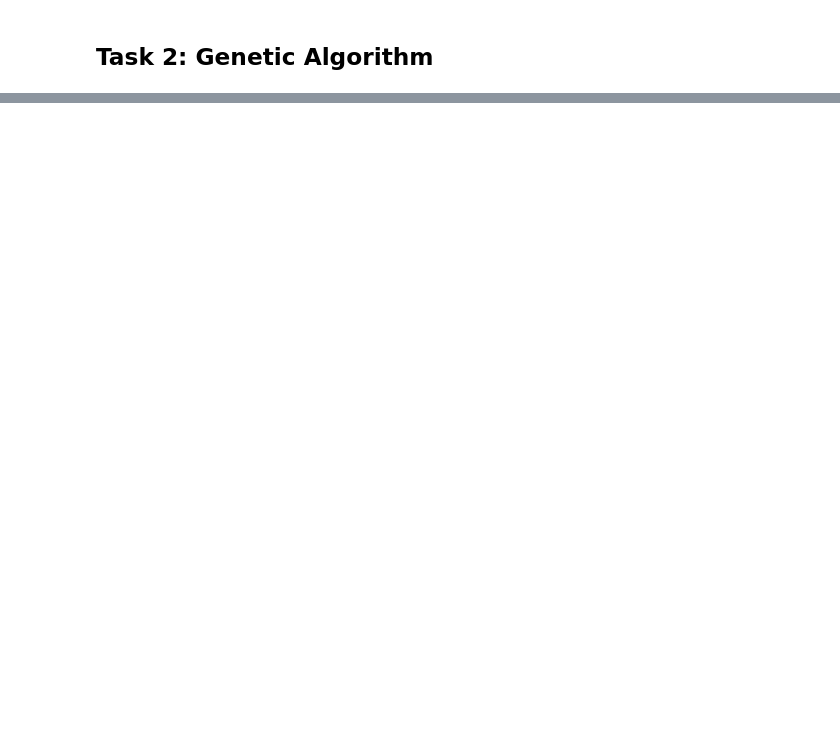
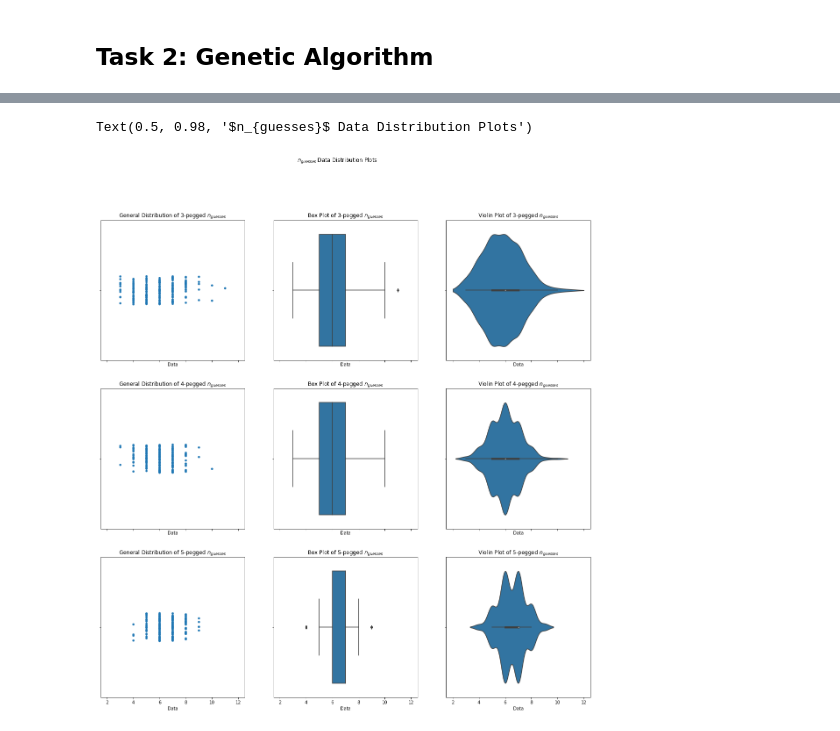
Before and after one commit to ThePyProgrammer/masterMind, a Jupyter notebook: Mastermind.ipynb, the cells around one changed output, grey strips where cells are left out. Cells and saved outputs as stored; diff of their text form; code cells hidden in the pictures; blank space fills up the shorter version.

```diff
--- a/Mastermind.ipynb
+++ b/Mastermind.ipynb
@@ -1115,0 +616,2 @@ YOU WIN!
+# %%
+df.set_index("slots")[["guesses", "time"]].loc[3]
@@ -1115,0 +633,17 @@ YOU WIN!
+# %%
+bySlot = df.set_index("slots")[["guesses", "time"]]
+fig, axes = plt.subplots(3, 3,figsize=(20, 20), sharex=True)
+for i in range(3):
+    slots = i+3
+    data = bySlot.loc[slots].guesses
+    functions = [sns.stripplot, sns.boxplot, sns.violinplot]
+    names = ["General Distribution", "Box Plot", "Violin Plot"]
+    for j,func,name in zip(range(3), functions, names):
+        ax = axes[i, j]
+        func(x=data, ax=ax)
+        ax.set(xlabel="Data", title=name+" of "+str(slots)+"-pegged $n_{guesses}$")
+
+fig.suptitle("$n_{guesses}$ Data Distribution Plots")
+# %% [output]
+Text(0.5, 0.98, '$n_{guesses}$ Data Distribution Plots')
+[figure, added]
```
Also changed, not shown: parts of 29 cells of this notebook, 6 other files.
